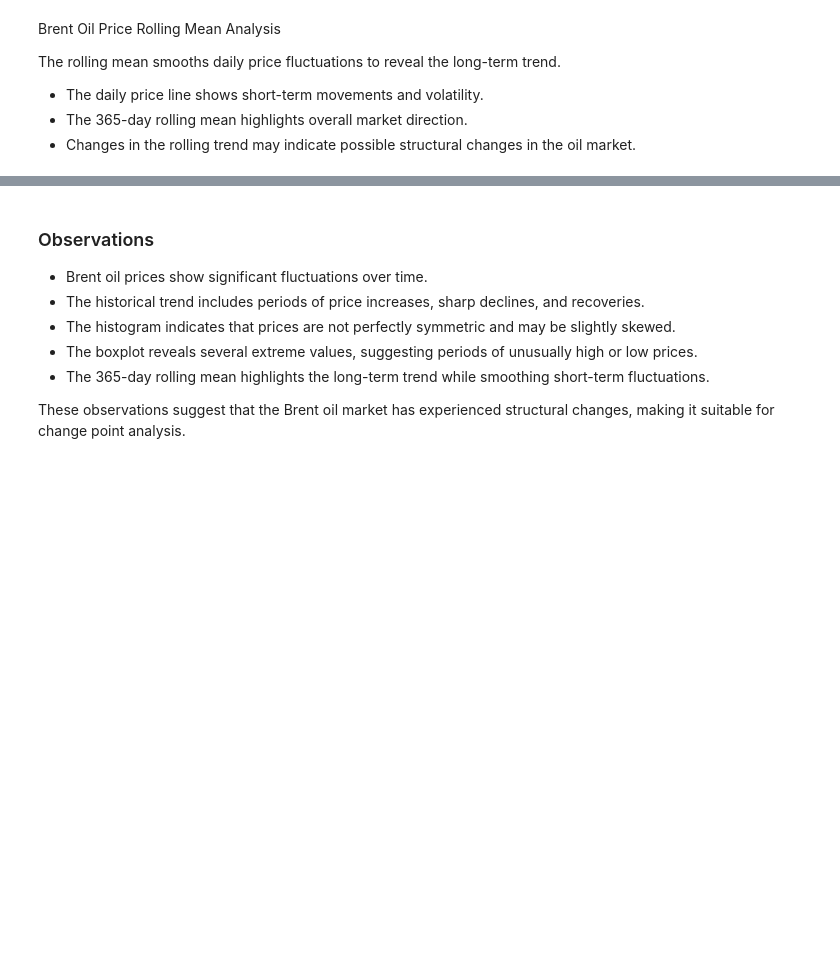
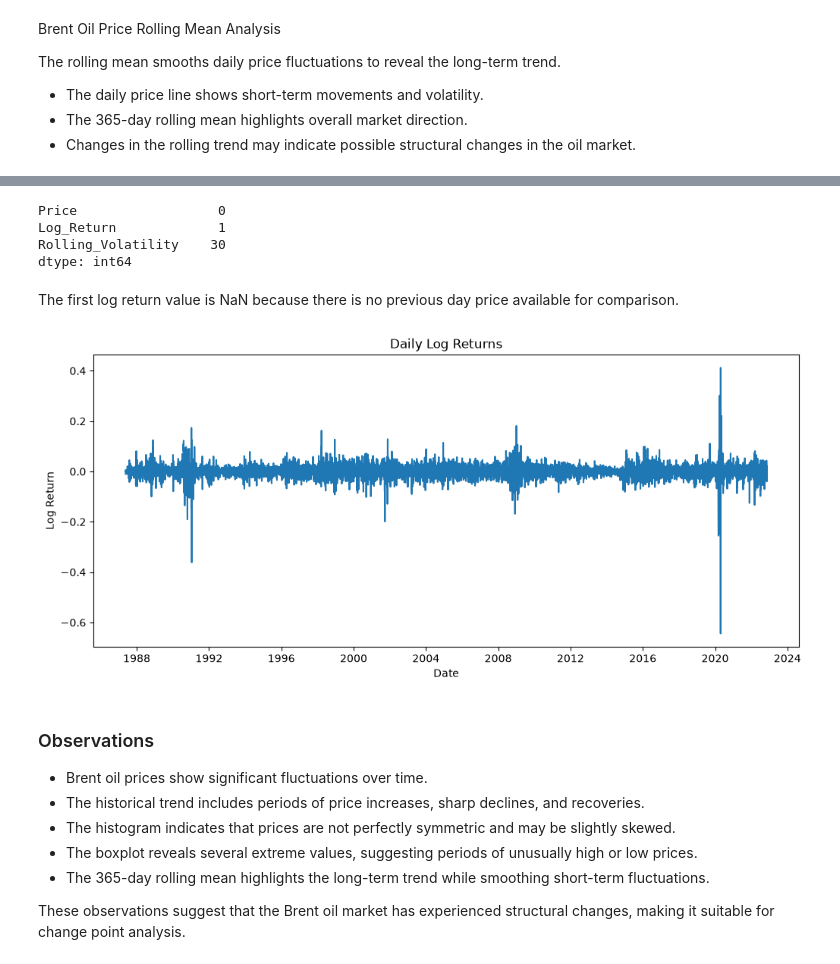
Before and after one commit to hawaebrahimhamid-png/brent-oil-change-point-analysis, a Jupyter notebook: notebooks/task1_analysis.ipynb, the cells around one changed output, grey strips where cells are left out. Saved outputs shown, nothing was run; the diff lists cells and outputs as text; code cells hidden in the pictures; blank space fills up the shorter version.

```diff
--- a/notebooks/task1_analysis.ipynb
+++ b/notebooks/task1_analysis.ipynb
@@ -42,0 +21,9 @@ df = df.set_index('Date')
+# %%
+from src.data_loader import load_brent_data
+
+
+df = load_brent_data(
+    "../data/raw/BrentOilPrices.csv"
+)
+
+df.head()
@@ -165,0 +174,4 @@ The rolling mean smooths daily price fluctuations to reveal the long-term trend.
+# %%
+df = calculate_log_returns(df)
+
+df.head()
@@ -166,3 +186,22 @@ The rolling mean smooths daily price fluctuations to reveal the long-term trend.
+# %%
+df.isnull().sum()
+# %% [output]
+Price                  0
+Log_Return             1
+Rolling_Volatility    30
+dtype: int64
+# %% [markdown]
+The first log return value is NaN because there is no previous day price available for comparison.
+# %%
+plt.figure(figsize=(12,5))
+plt.plot(df.index, df["Log_Return"])
+
+plt.title("Daily Log Returns")
+plt.xlabel("Date")
+plt.ylabel("Log Return")
+plt.show()
+# %% [output]
+[figure, added]
 # %% [markdown]
 ### Observations
 
```
Also changed, not shown: parts of 26 cells of this notebook, 10 other files.
